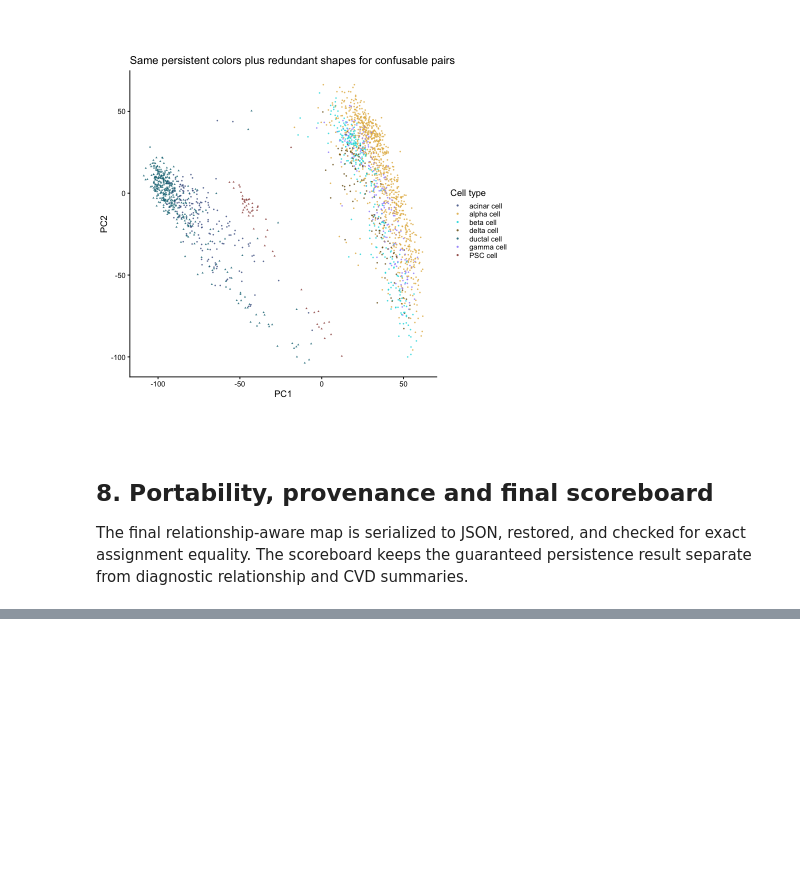
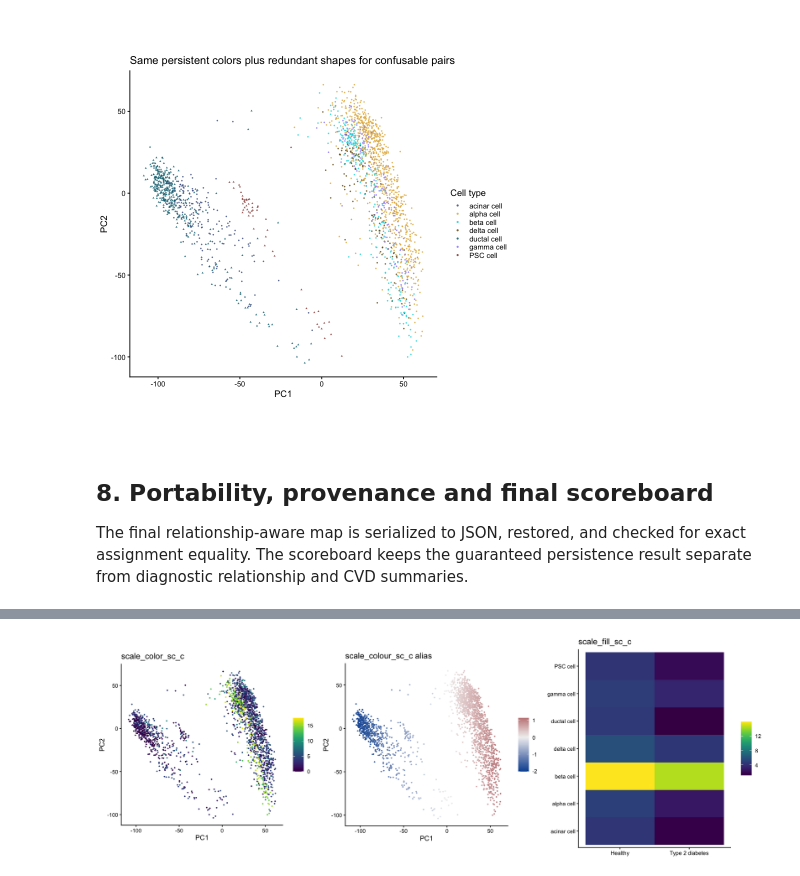
Before and after one commit to xie186/scChromatic, a Jupyter notebook: notebooks/scChromatic_segerstolpe_end_to_end.ipynb, the cells around one changed output, grey strips where cells are left out. Saved outputs shown, nothing was run; the diff lists cells and outputs as text; code cells hidden in the pictures; blank space fills up the shorter version.

```diff
--- a/notebooks/scChromatic_segerstolpe_end_to_end.ipynb
+++ b/notebooks/scChromatic_segerstolpe_end_to_end.ipynb
@@ -610,0 +751,26 @@ A data.frame: 1 × 8
+# %%
+expression_summary <- aggregate(
+  expression_value, by = list(label = meta$label, condition = meta$condition),
+  FUN = mean
+)
+names(expression_summary)[[3L]] <- "mean_expression"
+
+p_continuous_color <- ggplot(meta, aes(PC1, PC2, color = expression_value)) +
+  geom_point(size = 0.45) + scale_color_sc_c("viridis") + coord_equal() +
+  labs(title = "scale_color_sc_c", color = NULL)
+p_continuous_colour <- ggplot(meta, aes(PC1, PC2, colour = signed_PC1)) +
+  geom_point(size = 0.45) +
+  scale_colour_sc_c("chromatic_balance", midpoint = 0) + coord_equal() +
+  labs(title = "scale_colour_sc_c alias", colour = NULL)
+p_continuous_fill <- ggplot(
+  expression_summary, aes(condition, label, fill = mean_expression)
+) + geom_tile() + scale_fill_sc_c("viridis") +
+  labs(title = "scale_fill_sc_c", x = NULL, y = NULL, fill = NULL)
+
+old_plot_size <- options(repr.plot.width = 15, repr.plot.height = 5)
+print_grid(list(
+  p_continuous_color, p_continuous_colour, p_continuous_fill
+), ncol = 3L)
+options(old_plot_size)
+# %% [output]
+[figure, added]
```
Also changed, not shown: parts of 9 cells of this notebook.
